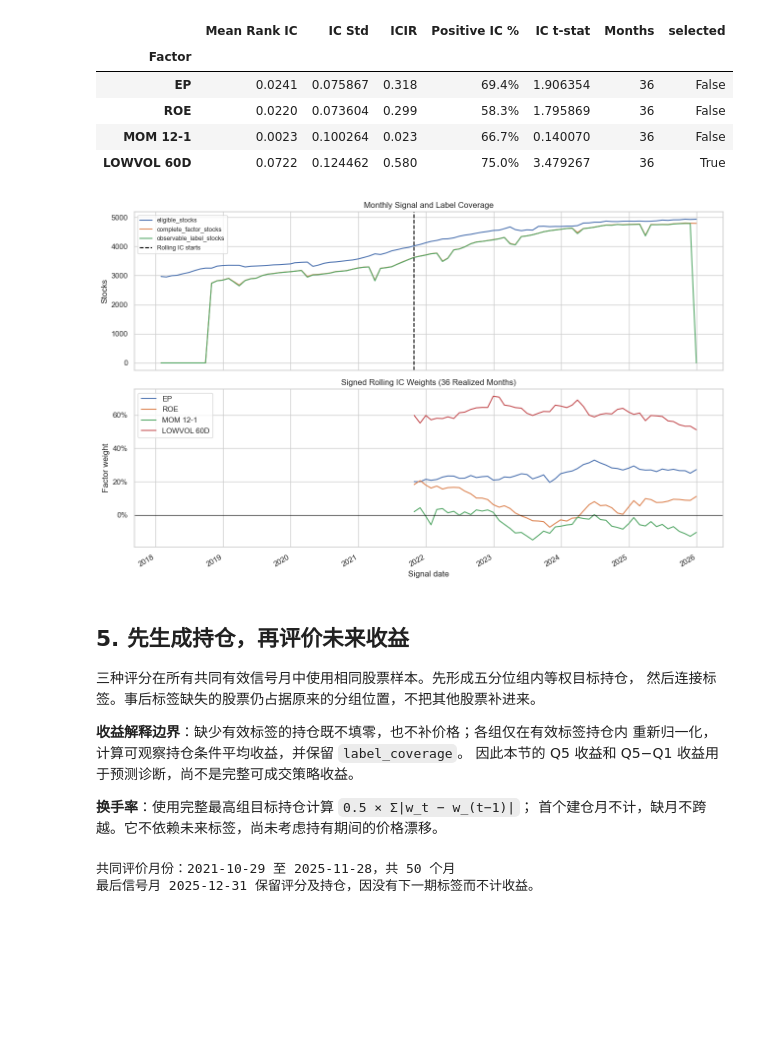
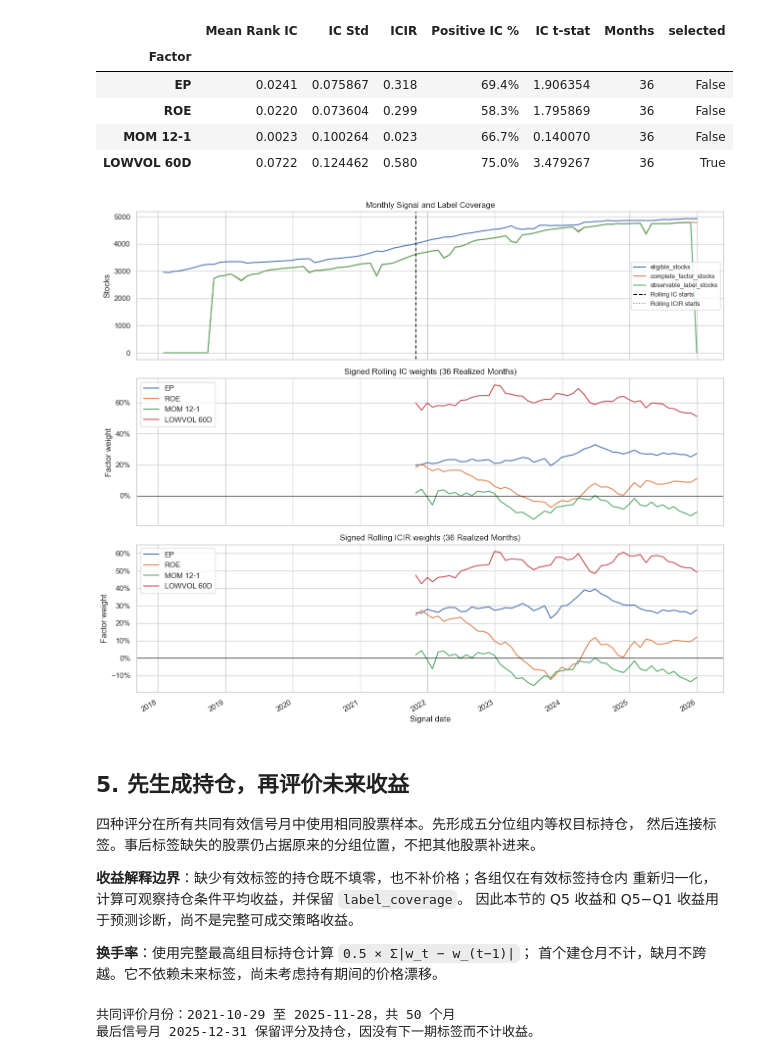
Before and after one commit to lizihan-zc/a-share-multifactor, a Jupyter notebook: notebooks/07_multifactor_combination.ipynb, the cells around one changed output. Cells and saved outputs as stored; diff of their text form; code cells hidden in the pictures; blank space fills up the shorter version.

```diff
--- a/notebooks/07_multifactor_combination.ipynb
+++ b/notebooks/07_multifactor_combination.ipynb
@@ -227,27 +279,30 @@ display(training_summary.rename(index=FACTOR_LABELS).style.format({
 | MOM 12-1 | 0.0023 | 0.100264 | 0.023 | 66.7% | 0.140070 | 36 | False |
 | LOWVOL 60D | 0.0722 | 0.124462 | 0.580 | 75.0% | 3.479267 | 36 | True |
 # %%
-fig, axes = plt.subplots(2, 1, figsize=(13, 8), sharex=True)
+# 同一张图依次展示股票覆盖、IC 权重和 ICIR 权重，便于观察稳定性缩放的影响。
+fig, axes = plt.subplots(3, 1, figsize=(13, 11), sharex=True)
 coverage[['eligible_stocks', 'complete_factor_stocks', 'observable_label_stocks']].plot(ax=axes[0])
 axes[0].axvline(first_ready_date, color='black', linestyle='--', label='Rolling IC starts')
+axes[0].axvline(first_icir_ready_date, color='gray', linestyle=':', label='Rolling ICIR starts')
 axes[0].set_title('Monthly Signal and Label Coverage')
 axes[0].set_ylabel('Stocks')
 axes[0].legend(fontsize=9)
-rolling_weights.rename(columns=FACTOR_LABELS).plot(ax=axes[1], linewidth=1.5)
-axes[1].axhline(0, color='black', linewidth=0.8)
-axes[1].set_title('Signed Rolling IC Weights (36 Realized Months)')
-axes[1].set_ylabel('Factor weight')
-axes[1].yaxis.set_major_formatter(PercentFormatter(1.0))
-axes[1].set_xlabel('Signal date')
+for ax, (score, (weights, _)) in zip(axes[1:], rolling_methods.items()):
+    weights.rename(columns=FACTOR_LABELS).plot(ax=ax, linewidth=1.5)
+    ax.axhline(0, color='black', linewidth=0.8)
+    ax.set_title(f'Signed {METHOD_LABELS[score]}s ({WINDOW} Realized Months)')
+    ax.set_ylabel('Factor weight')
+    ax.yaxis.set_major_formatter(PercentFormatter(1.0))
+axes[-1].set_xlabel('Signal date')
 fig.tight_layout()
 fig.savefig(FIGURES_DIR / 'multifactor_coverage_and_weights.png', dpi=150, bbox_inches='tight')
 plt.show()
 # %% [output]
-[figure, old version]
+[figure, new version]
 # %% [markdown]
 ## 5. 先生成持仓，再评价未来收益
 
-三种评分在所有共同有效信号月中使用相同股票样本。先形成五分位组内等权目标持仓，
+四种评分在所有共同有效信号月中使用相同股票样本。先形成五分位组内等权目标持仓，
 然后连接标签。事后标签缺失的股票仍占据原来的分组位置，不把其他股票补进来。
 
 **收益解释边界**：缺少有效标签的持仓既不填零，也不补价格；各组仅在有效标签持仓内
```
Also changed, not shown: parts of 16 cells of this notebook, 19 other files.
